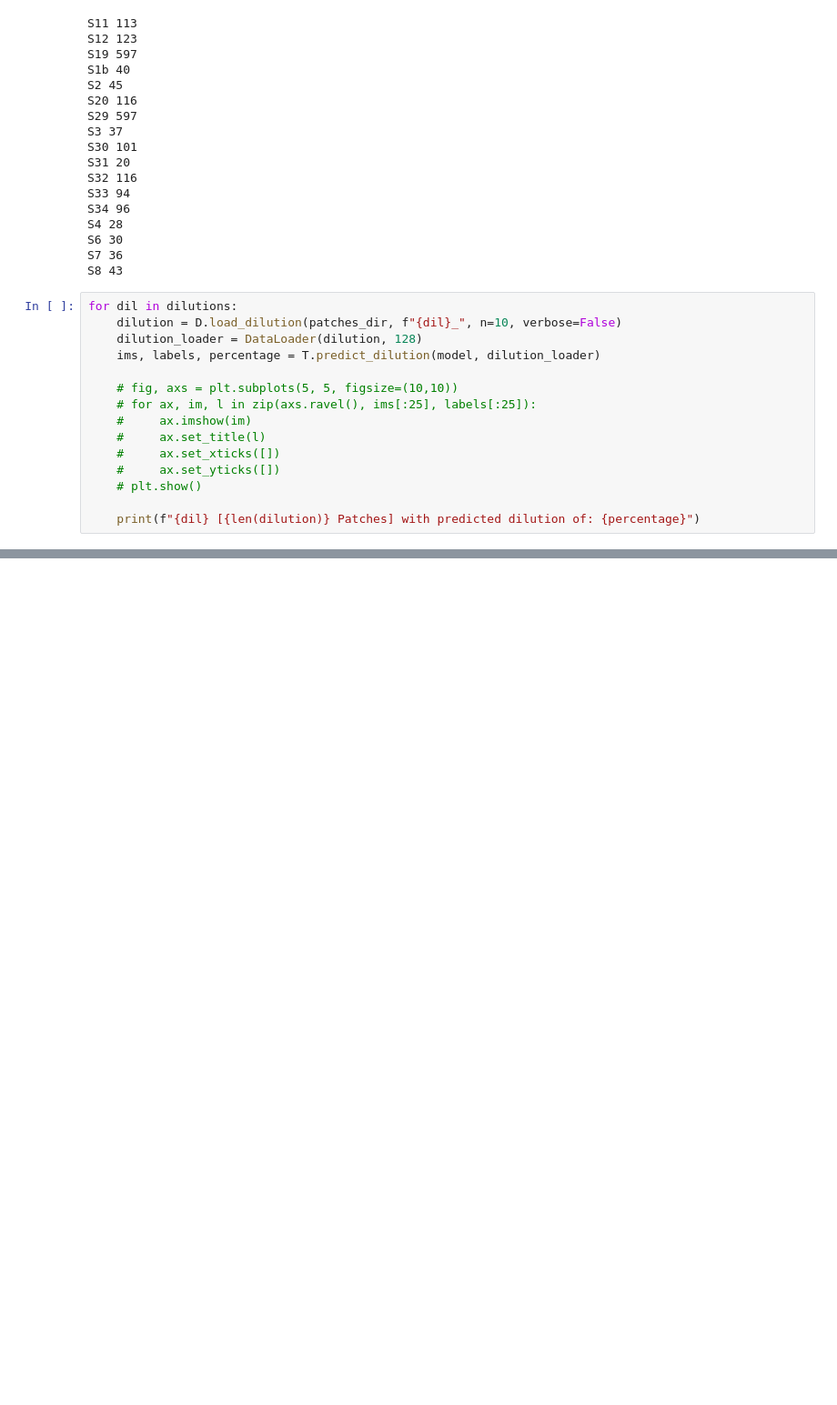
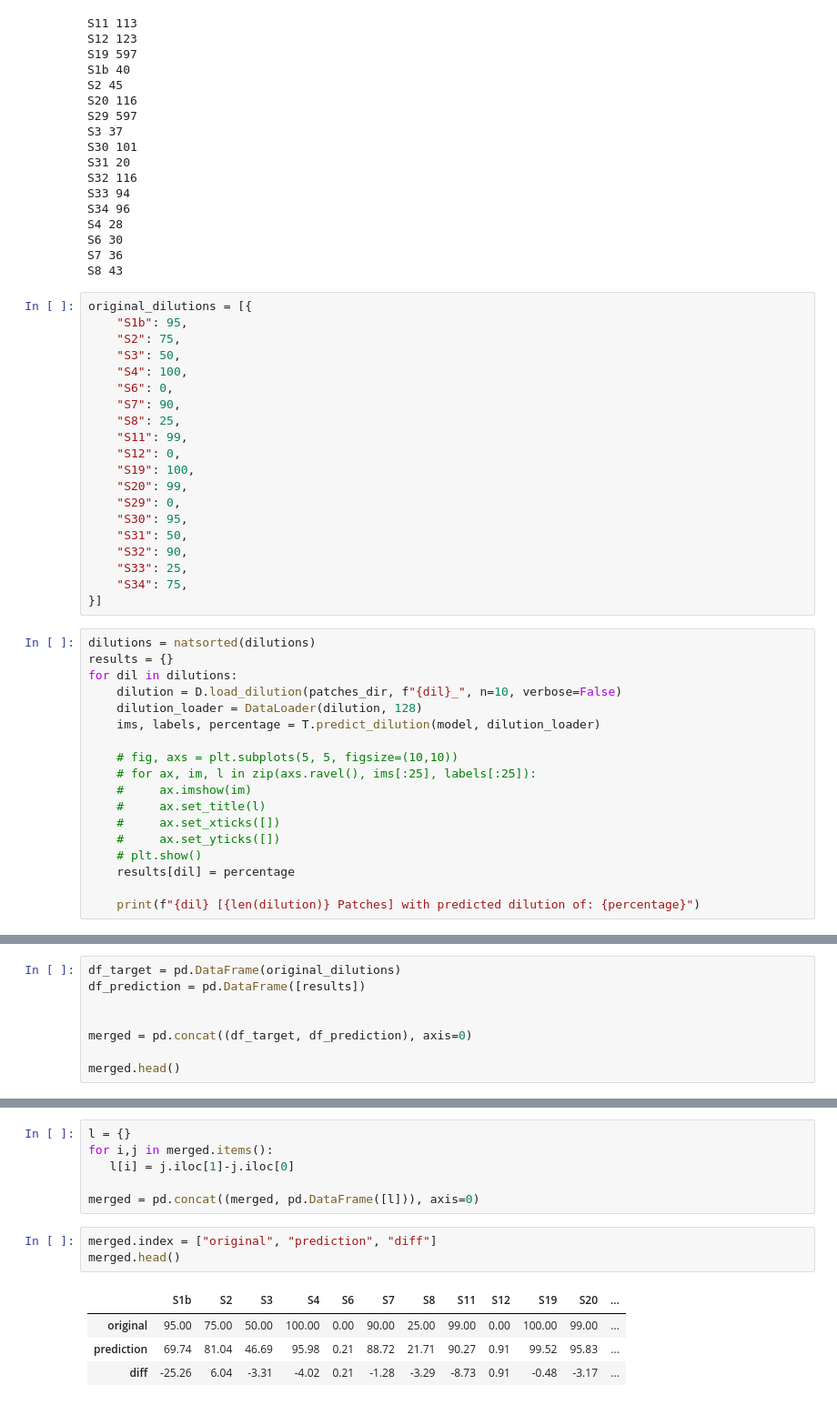
Before and after one commit to SimonBon/CellClass, a Jupyter notebook: EvaluateCNN.ipynb, the cells around one changed output, grey strips where cells are left out. Shown: that part at 91% size. Drawn from its saved outputs; the diff is of its cells as text; blank space fills up the shorter version.

```diff
--- a/EvaluateCNN.ipynb
+++ b/EvaluateCNN.ipynb
@@ -81,7 +91,29 @@ S4 28
 S6 30
 S7 36
 S8 43
+# %%
+original_dilutions = [{
+    "S1b": 95,
+    "S2": 75,
+    "S3": 50,
+    "S4": 100,
+    "S6": 0,
+    "S7": 90,
+    "S8": 25,
+    "S11": 99,
+    "S12": 0,
+    "S19": 100,
+    "S20": 99,
+    "S29": 0,
+    "S30": 95,
+    "S31": 50,
+    "S32": 90,
+    "S33": 25,
+    "S34": 75,
+}]
 # %%
+dilutions = natsorted(dilutions)
+results = {}
 for dil in dilutions:
     dilution = D.load_dilution(patches_dir, f"{dil}_", n=10, verbose=False)
     dilution_loader = DataLoader(dilution, 128)
@@ -94,6 +126,7 @@ for dil in dilutions:
     #     ax.set_xticks([])
     #     ax.set_yticks([])
     # plt.show()
+    results[dil] = percentage
 
     print(f"{dil} [{len(dilution)} Patches] with predicted dilution of: {percentage}")
 # %% [output]
@@ -104,0 +150,8 @@ KeyboardInterrupt:
+# %%
+df_target = pd.DataFrame(original_dilutions)
+df_prediction = pd.DataFrame([results])
+
+
+merged = pd.concat((df_target, df_prediction), axis=0)
+
+merged.head()
@@ -104,0 +162,14 @@ KeyboardInterrupt:
+# %%
+l = {}
+for i,j in merged.items():
+   l[i] = j.iloc[1]-j.iloc[0]
+
+merged = pd.concat((merged, pd.DataFrame([l])), axis=0)
+# %%
+merged.index = ["original", "prediction", "diff"]
+merged.head()
+# %% [output]
+|  | S1b | S2 | S3 | S4 | S6 | S7 | S8 | S11 | S12 | S19 | S20 | ... |
+| original | 95.00 | 75.00 | 50.00 | 100.00 | 0.00 | 90.00 | 25.00 | 99.00 | 0.00 | 100.00 | 99.00 | ... |
+| prediction | 69.74 | 81.04 | 46.69 | 95.98 | 0.21 | 88.72 | 21.71 | 90.27 | 0.91 | 99.52 | 95.83 | ... |
+| diff | -25.26 | 6.04 | -3.31 | -4.02 | 0.21 | -1.28 | -3.29 | -8.73 | 0.91 | -0.48 | -3.17 | ... |
```
Also changed, not shown: parts of 8 cells of this notebook, 7 other files.
